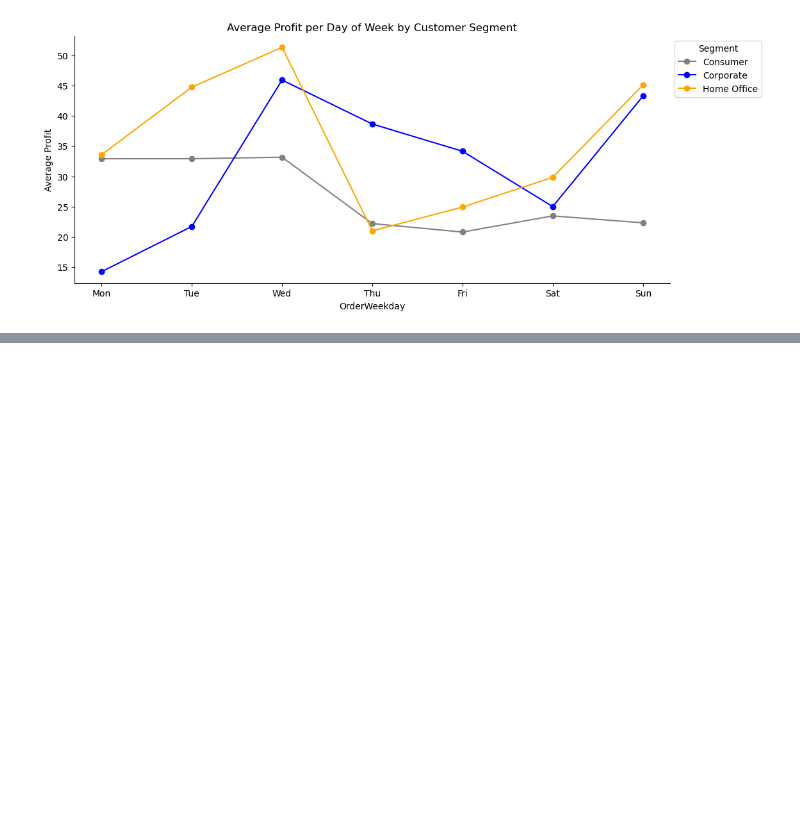
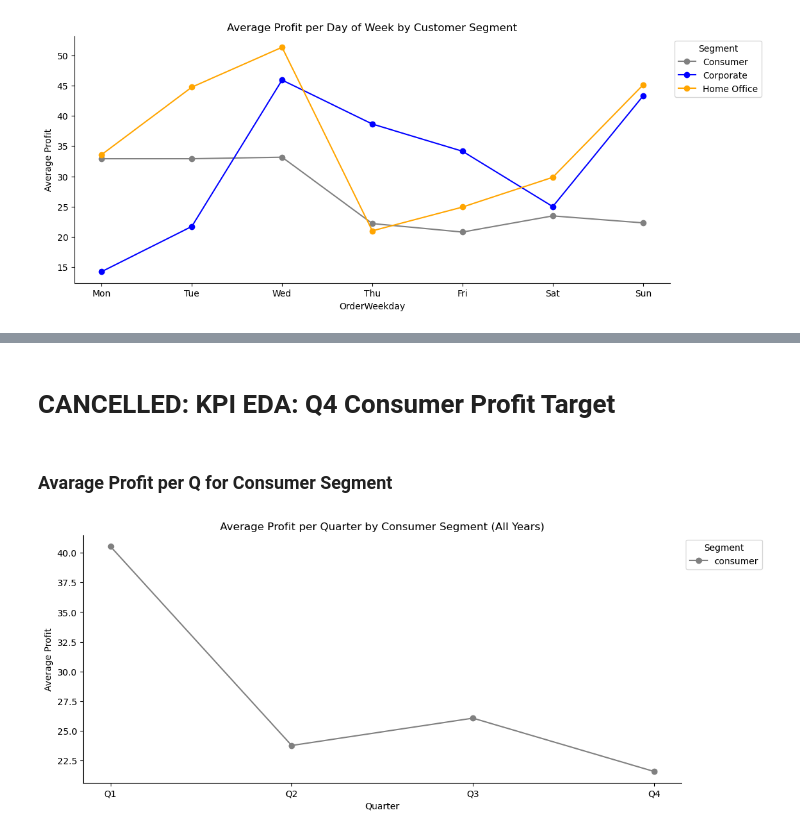
Before and after one commit to marcosmicozzi/Module02, a Jupyter notebook: module2_eda.ipynb, the cells around one changed output, grey strips where cells are left out. Drawn from its saved outputs; the diff is of its cells as text; code cells hidden in the pictures; blank space fills up the shorter version.

```diff
--- a/module2_eda.ipynb
+++ b/module2_eda.ipynb
@@ -308,0 +383,21 @@ Consumer: flatter curve, stronger at the start of the week
+# %% [markdown]
+# CANCELLED: KPI EDA: Q4 Consumer Profit Target
+# %% [markdown]
+### Avarage Profit per Q for Consumer Segment
+# %%
+plt.figure(figsize=(12,5))  # wider figure
+
+consumer_data = df[df['Segment'] == 'Consumer'].groupby('OrderQuarter')['Profit'].mean().reindex(['Q1','Q2','Q3','Q4'])
+plt.plot(consumer_data.index, consumer_data.values, marker='o', color='grey', label='consumer')
+
+plt.title('Average Profit per Quarter by Consumer Segment (All Years)')
+plt.xlabel('Quarter')
+plt.ylabel('Average Profit')
+plt.legend(title='Segment', loc='upper left', bbox_to_anchor=(1,1))
+
+plt.grid(False)
+sns.despine(top=True, right=True, left=False, bottom=False)
+
+plt.show()
+# %% [output]
+[figure, added]
```
Also changed, not shown: parts of 41 cells of this notebook, 1 other file.
